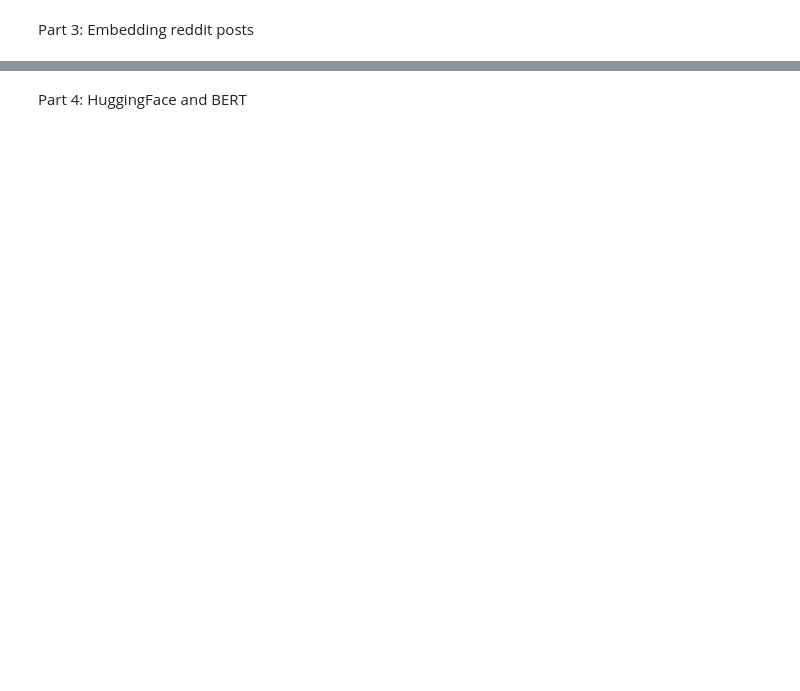
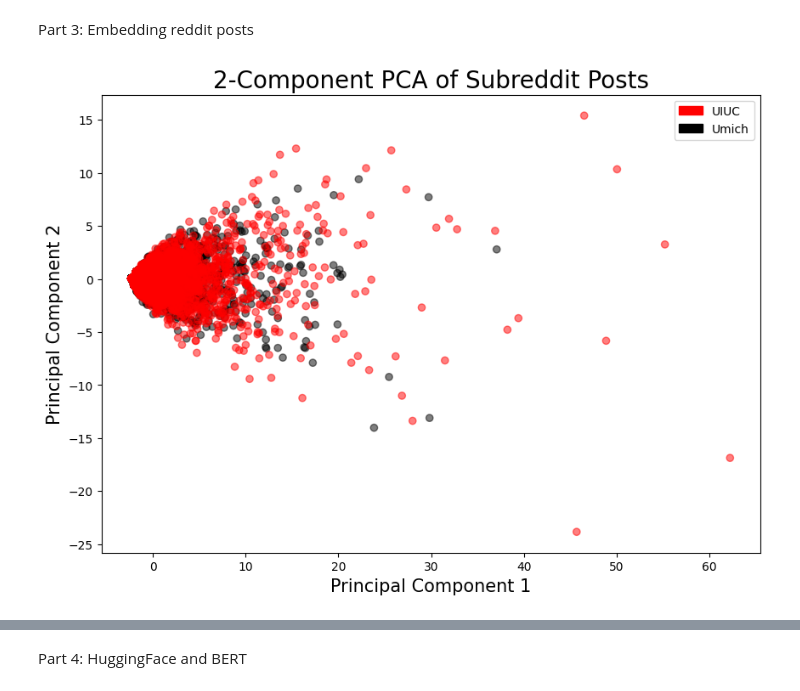
Before and after one commit to EyesLikeStar/project3-embeddings, a Jupyter notebook: project-3.ipynb, the cells around one changed output, grey strips where cells are left out. Saved outputs shown, nothing was run; the diff lists cells and outputs as text; code cells hidden in the pictures; blank space fills up the shorter version.

```diff
--- a/project-3.ipynb
+++ b/project-3.ipynb
@@ -157,0 +238,55 @@ data=pd.concat([uiuc,mich])
+# %%
+#using the code from project 1, clean the text and create a bag of words representation of the text
+def clean(text):
+    #remove newline and space characters
+    text = ' '.join(text.split())
+    #convert the text to lowercase
+    text = text.lower()
+    #remove punctuation
+    text = ''.join([char for char in text if char.isalpha() or char.isspace()])
+    return text
+
+data['cleaned_text'] = data['text'].apply(clean)
+
+from sklearn.feature_extraction.text import CountVectorizer
+
+#create a bag of words representation with count vectorizer
+vectorizer = CountVectorizer()
+bag_of_words = vectorizer.fit_transform(data['cleaned_text'])
+df_bow = pd.DataFrame(bag_of_words.toarray(), columns=vectorizer.get_feature_names_out())
+# %%
+import matplotlib.patches as mpatches
+
+# Perform PCA
+pca = PCA(n_components=2)
+pc = pca.fit_transform(df_bow)
+
+# Create a DataFrame with the PCA results and the labels
+pca_df = pd.DataFrame(data=pc, columns=['principal component 1', 'principal component 2'])
+pca_df['label'] = data['label'].values
+
+# Define colors for the labels
+colors = ['red', 'black']
+
+# Plot the PCA results
+plt.figure(figsize=(10, 7))
+plt.scatter(
+    pca_df["principal component 1"],
+    pca_df["principal component 2"],
+    c=pca_df["label"].apply(lambda x: colors[x]),
+    alpha=0.5
+)
+
+# Label the axes and add a title
+plt.xlabel('Principal Component 1', fontsize=15)
+plt.ylabel('Principal Component 2', fontsize=15)
+plt.title('2-Component PCA of Subreddit Posts', fontsize=20)
+
+# Add a legend
+red_patch = mpatches.Patch(color='red', label='UIUC')
+black_patch = mpatches.Patch(color='black', label='Umich')
+plt.legend(handles=[red_patch, black_patch])
+
+plt.show()
+# %% [output]
+[figure, added]
```
Also changed, not shown: parts of 29 cells of this notebook.
